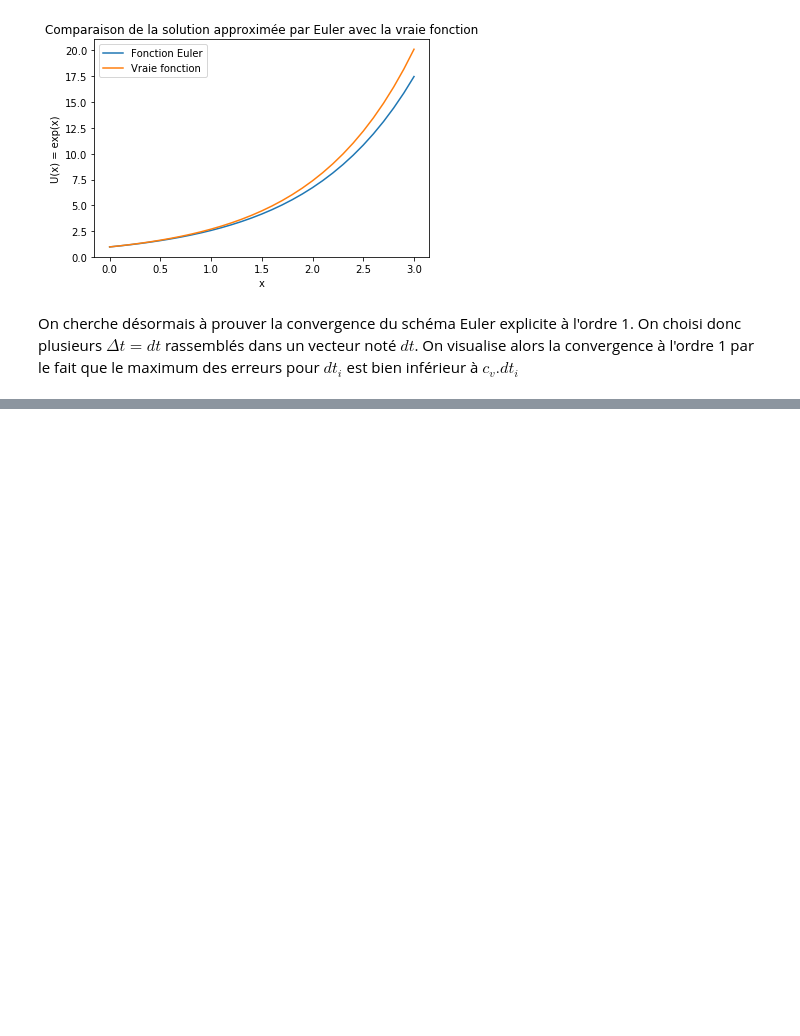
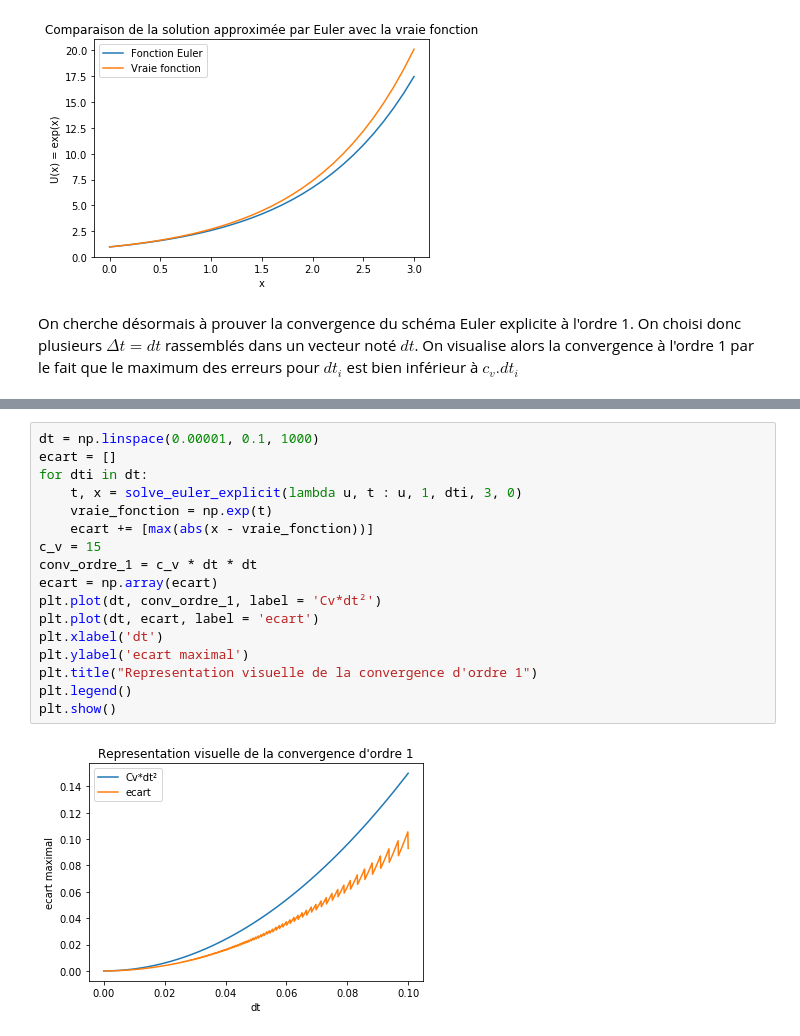
Before and after one commit to leosimplet/ChoixDuPas, a Jupyter notebook: ChoixDuPas.ipynb, the cells around one changed output, grey strips where cells are left out. Cells and saved outputs as stored; diff of their text form; blank space fills up the shorter version.

```diff
--- a/ChoixDuPas.ipynb
+++ b/ChoixDuPas.ipynb
@@ -82,0 +96,19 @@ def solve_euler_explicit_degre2(f, x0, x0p, dt):
+# %%
+dt = np.linspace(0.00001, 0.1, 1000)
+ecart = []
+for dti in dt:
+    t, x = solve_euler_explicit(lambda u, t : u, 1, dti, 3, 0)
+    vraie_fonction = np.exp(t)
+    ecart += [max(abs(x - vraie_fonction))]
+c_v = 15
+conv_ordre_1 = c_v * dt * dt
+ecart = np.array(ecart)
+plt.plot(dt, conv_ordre_1, label = 'Cv*dt²')
+plt.plot(dt, ecart, label = 'ecart')
+plt.xlabel('dt')
+plt.ylabel('ecart maximal')
+plt.title("Representation visuelle de la convergence d'ordre 1")
+plt.legend()
+plt.show()
+# %% [output]
+[figure, added]
```
Also changed, not shown: parts of 6 cells of this notebook.
